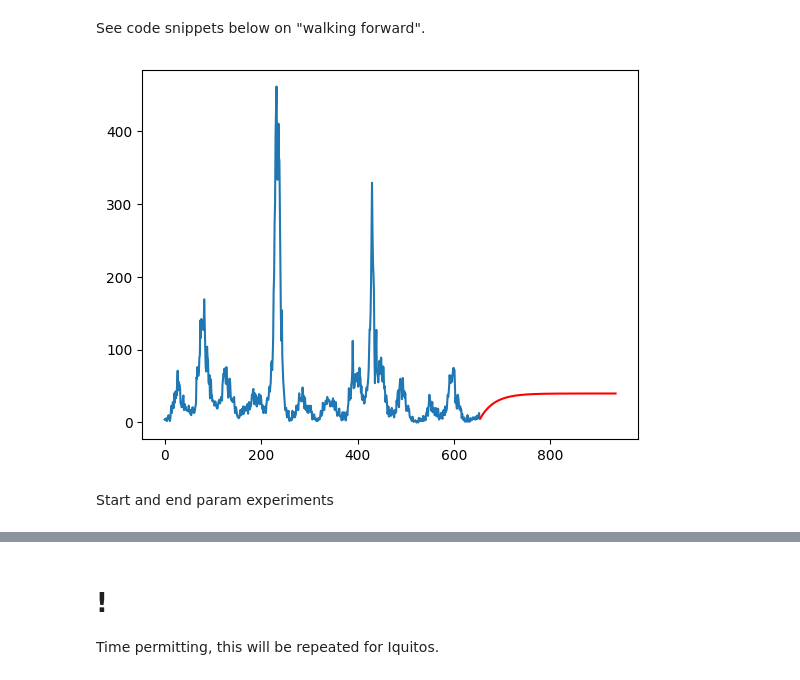
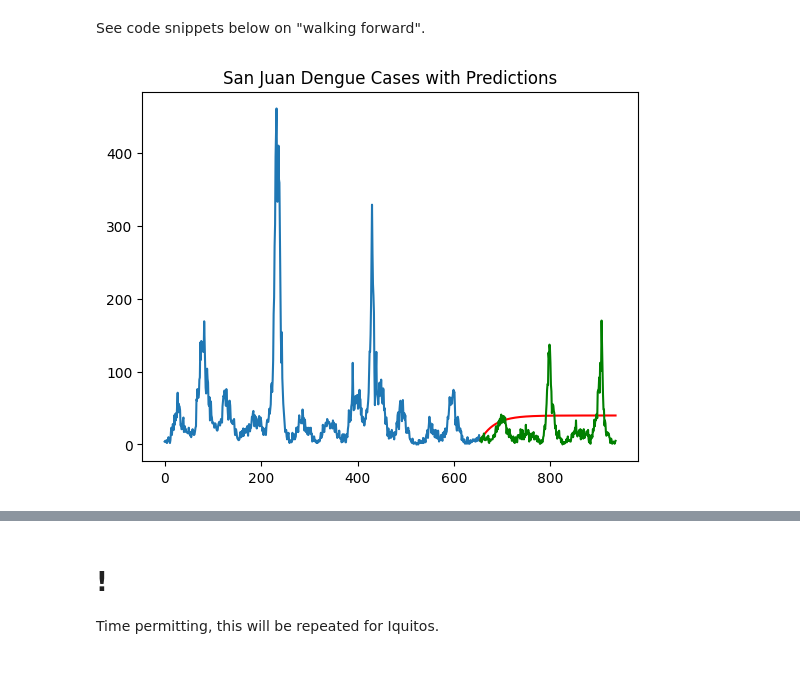
Before and after one commit to ValerieDier/multivariate_timeseries_forecasting_dengue, a Jupyter notebook: notebooks/eda_univariate.ipynb, the cells around one changed output, grey strips where cells are left out. Saved outputs shown, nothing was run; the diff lists cells and outputs as text; code cells hidden in the pictures.

```diff
--- a/notebooks/eda_univariate.ipynb
+++ b/notebooks/eda_univariate.ipynb
@@ -1117,8 +1123,8 @@ See code snippets below on "walking forward".
 # %%
 plt.plot(sj_df_train['total_cases'])
 plt.plot(predictions, color='red')
+plt.plot(sj_df_test['total_cases'], color='green')
+plt.title('San Juan Dengue Cases with Predictions')
 plt.show()
 # %% [output]
-[figure, old version]
+[figure, new version]
-# %% [markdown]
-Start and end param experiments
```
Also changed, not shown: parts of 11 cells of this notebook.
